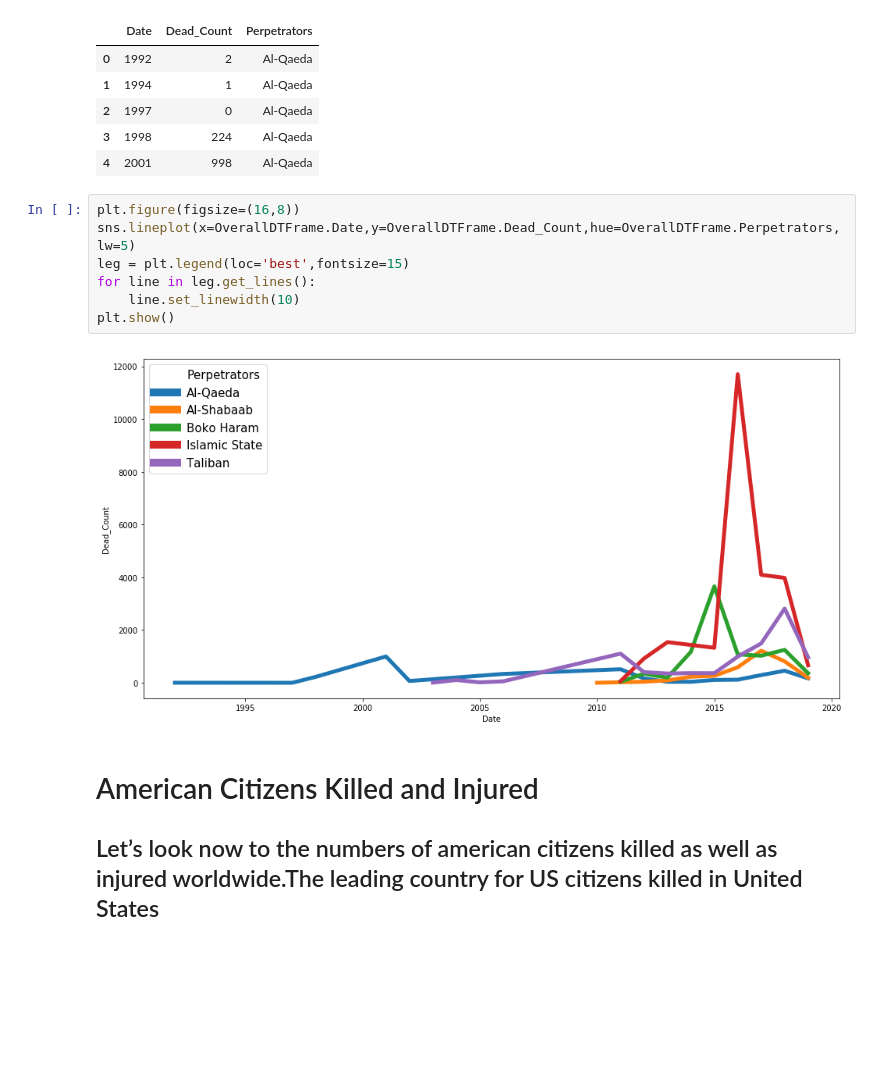
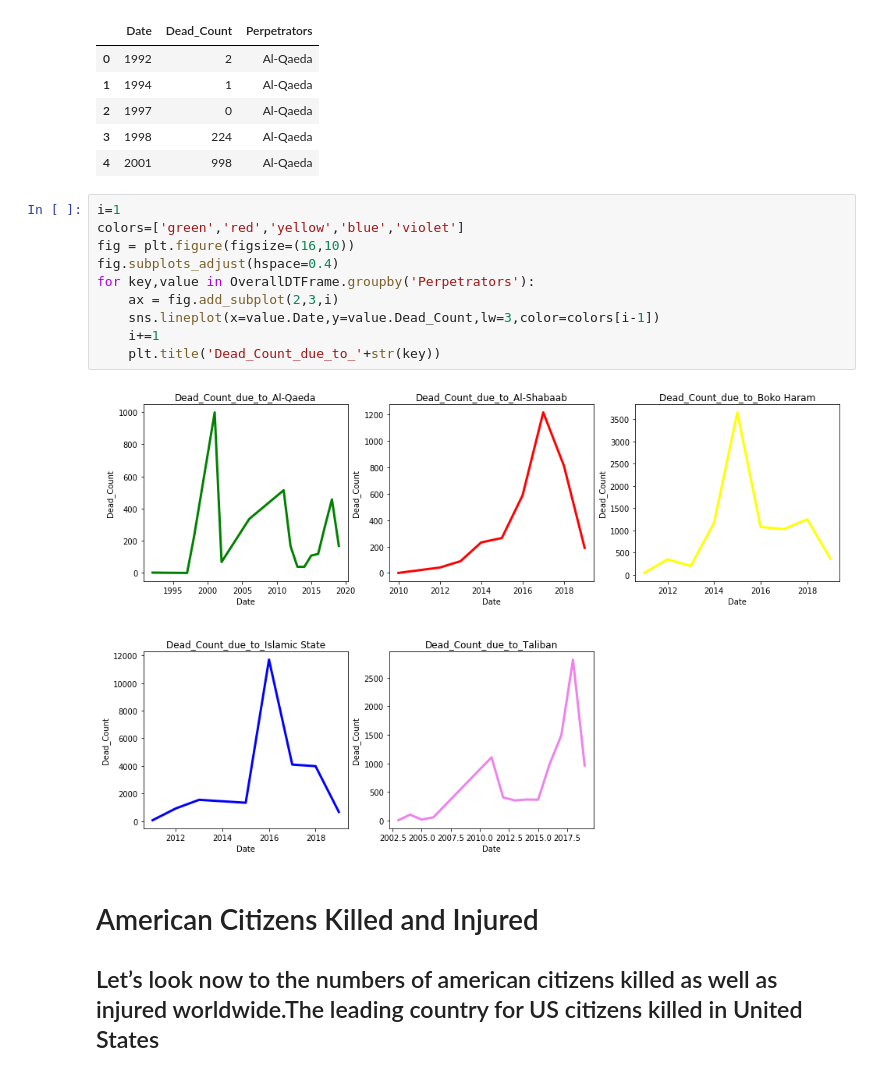
Before and after one commit to SupChanda/Predicting-perpetrators-of-global-terrorism, a Jupyter notebook: Predicting Perpetrator using Machine Learning algorithm.ipynb, the cells around one changed output. Drawn from its saved outputs; the diff is of its cells as text; blank space fills up the shorter version.

```diff
--- a/Predicting Perpetrator using Machine Learning algorithm.ipynb
+++ b/Predicting Perpetrator using Machine Learning algorithm.ipynb
@@ -270,15 +279,18 @@ OverallDTFrame.head()
 | 2 | 1997 | 0 | Al-Qaeda |
 | 3 | 1998 | 224 | Al-Qaeda |
 | 4 | 2001 | 998 | Al-Qaeda |
-# %%
-plt.figure(figsize=(16,8))
-sns.lineplot(x=OverallDTFrame.Date,y=OverallDTFrame.Dead_Count,hue=OverallDTFrame.Perpetrators,lw=5)
-leg = plt.legend(loc='best',fontsize=15)
-for line in leg.get_lines():
-    line.set_linewidth(10)
-plt.show()
-# %% [output]
-[figure, removed]
+# %%
+i=1
+colors=['green','red','yellow','blue','violet']
+fig = plt.figure(figsize=(16,10))
+fig.subplots_adjust(hspace=0.4)
+for key,value in OverallDTFrame.groupby('Perpetrators'):
+    ax = fig.add_subplot(2,3,i)
+    sns.lineplot(x=value.Date,y=value.Dead_Count,lw=3,color=colors[i-1])
+    i+=1
+    plt.title('Dead_Count_due_to_'+str(key))
+# %% [output]
+[figure, added]
 # %% [markdown]
 # American Citizens Killed and Injured
 ## Let’s look now to the numbers of american citizens killed as well as injured worldwide.The leading country for US citizens killed in United States
```
Also changed, not shown: parts of 4 cells of this notebook.
